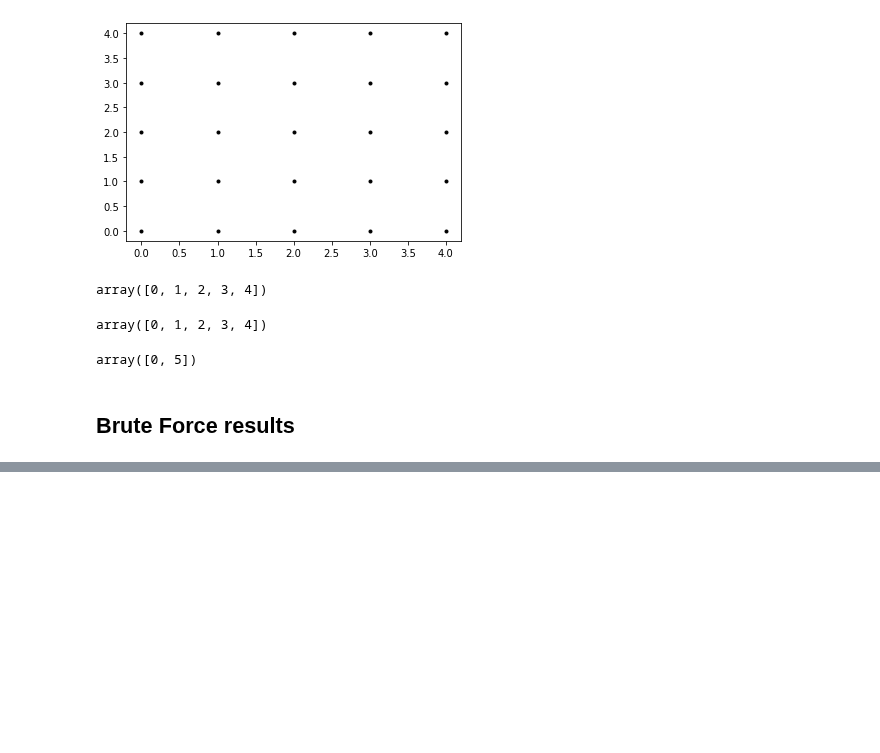
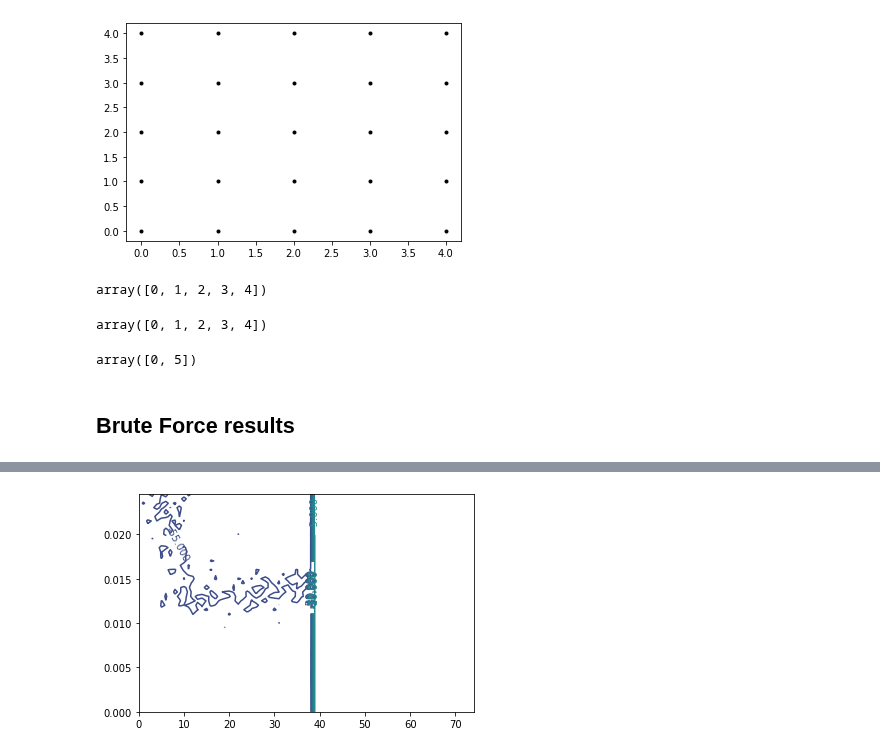
Before and after one commit to majkee15/credit_collections_rl, a Jupyter notebook: Untitled.ipynb, the cells around one changed output, grey strips where cells are left out. Cells and saved outputs as stored; diff of their text form; code cells hidden in the pictures; blank space fills up the shorter version.

```diff
--- a/Untitled.ipynb
+++ b/Untitled.ipynb
@@ -222,0 +241,19 @@ plt.plot(z[:10,0])
+# %%
+def plot_truncated_3d(xx, yy, zz):
+    fig = plt.figure()
+    ax = plt.axes(projection='3d')
+    x = xx[:50, 50:]
+    y = yy[:50, 50:]
+    z = zz[:50, 50:]
+    ax.plot_surface(x,y, z)
+def plot_truncated(xx, yy, zz):
+    fig = plt.figure()
+    x = xx[:50, :]
+    y = yy[:50, :]
+    z = zz[:50, :]
+    CS = plt.contour(x, y, z, levels=np.arange(-100,100,5))
+    plt.clabel(CS, inline=1, fontsize=10)
+
+plot_truncated(xx, yy, z)
+# %% [output]
+[figure, added]
```
Also changed, not shown: parts of 16 cells of this notebook, 2 other files.
